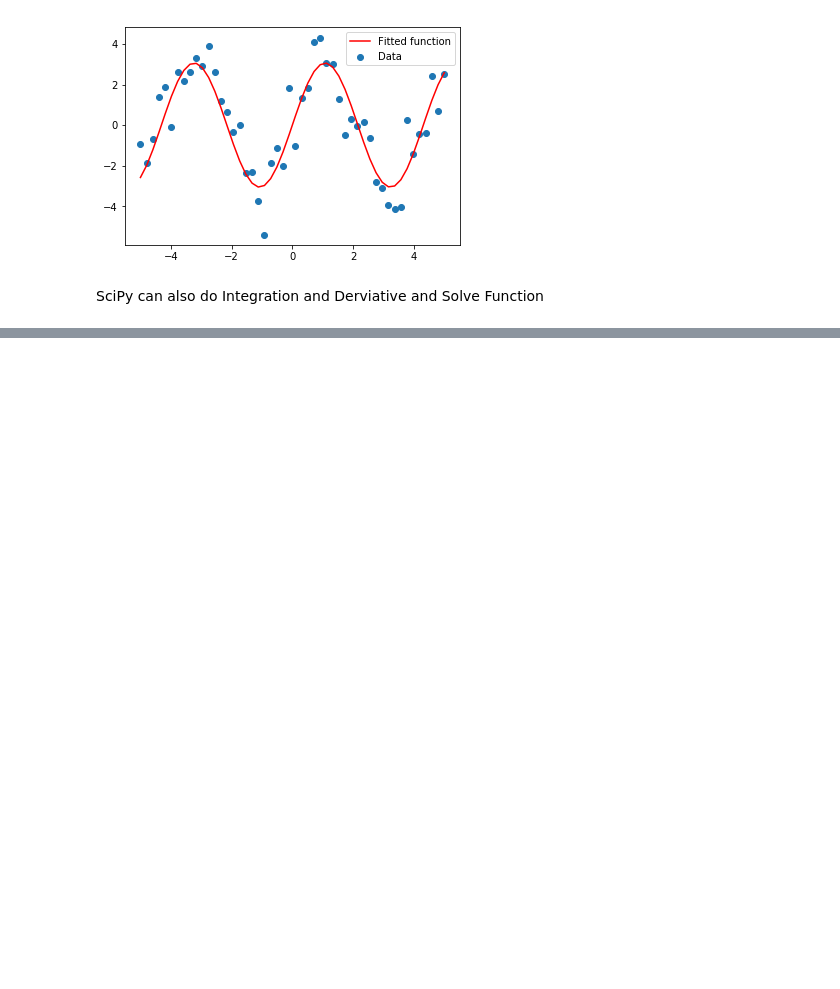
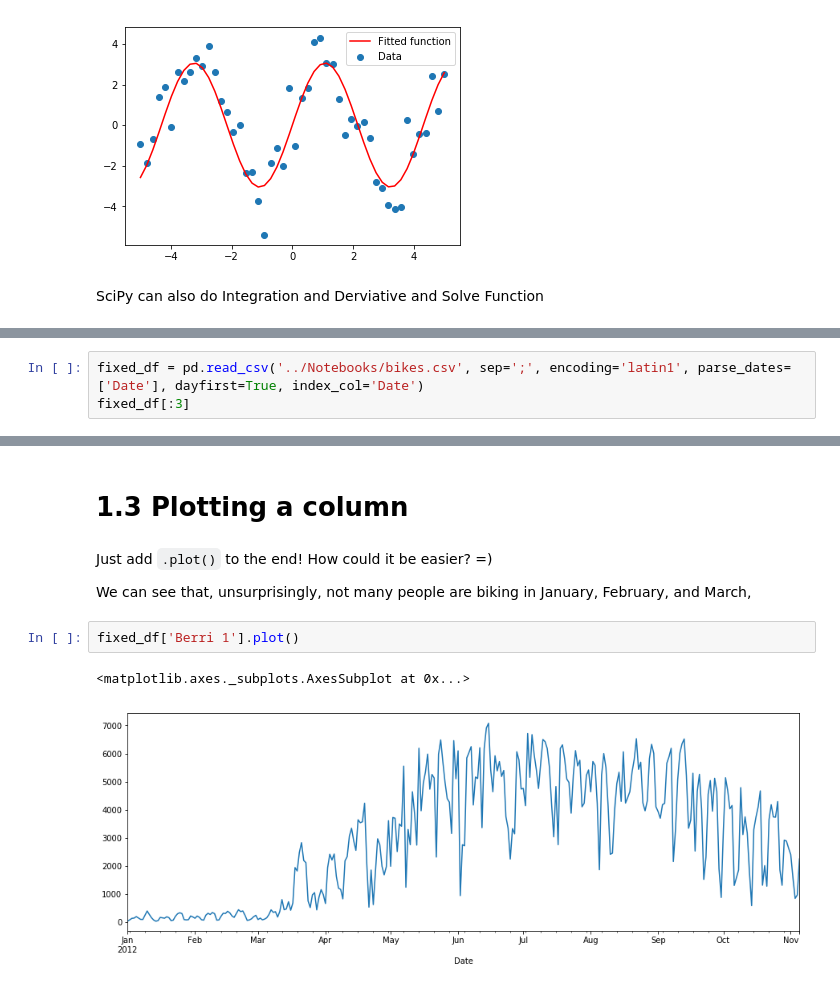
Before and after one commit to jpierel14/USC_PythonCourse_2019, a Jupyter notebook: Day_2/Python Core.ipynb, the cells around one changed output, grey strips where cells are left out. Cells and saved outputs as stored; diff of their text form; blank space fills up the shorter version.

```diff
--- a/Day_2/Python Core.ipynb
+++ b/Day_2/Python Core.ipynb
@@ -145,0 +193,3 @@ FileNotFoundError: [Errno 2] File b'../data/bikes.csv' does not exist: b'../data
+# %%
+fixed_df = pd.read_csv('../Notebooks/bikes.csv', sep=';', encoding='latin1', parse_dates=['Date'], dayfirst=True, index_col='Date')
+fixed_df[:3]
@@ -145,0 +224,11 @@ FileNotFoundError: [Errno 2] File b'../data/bikes.csv' does not exist: b'../data
+# %% [markdown]
+# 1.3 Plotting a column
+# %% [markdown]
+Just add `.plot()` to the end! How could it be easier? =)
+
+We can see that, unsurprisingly, not many people are biking in January, February, and March,
+# %%
+fixed_df['Berri 1'].plot()
+# %% [output]
+<matplotlib.axes._subplots.AxesSubplot at 0x...>
+[figure, added]
```
Also changed, not shown: parts of 25 cells of this notebook, 1 other file.
